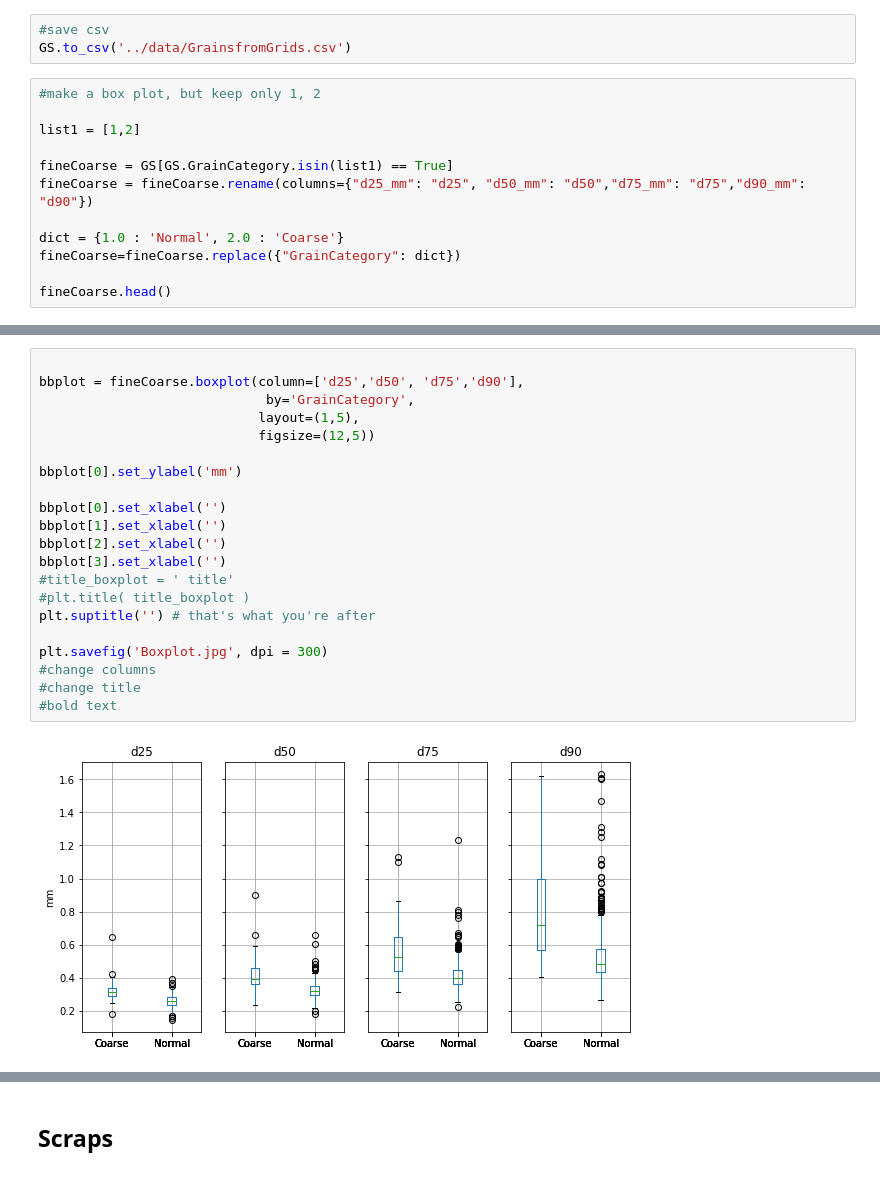
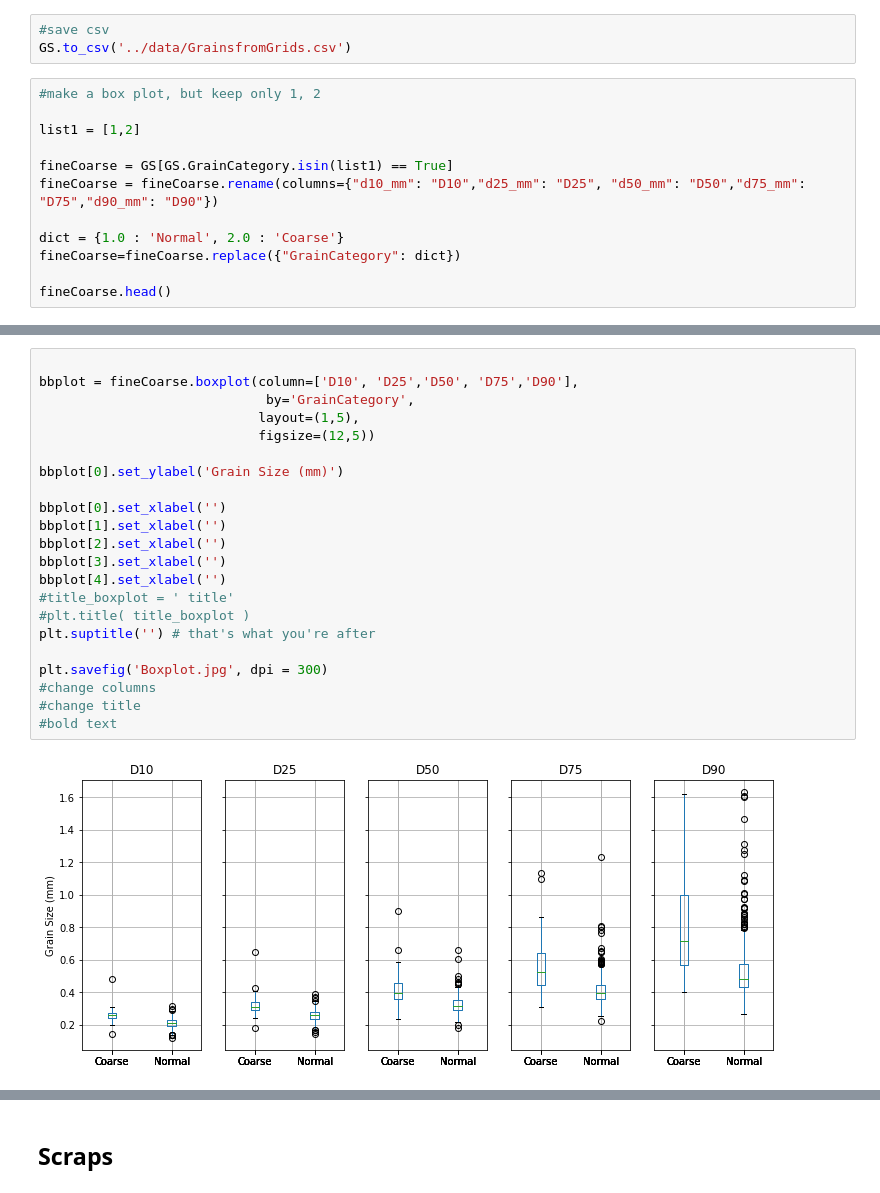
Before and after one commit to ebgoldstein/FRF_GrainSize, a Jupyter notebook: src/GrainSizeClasses_from_grids.ipynb, the cells around one changed output, grey strips where cells are left out. Drawn from its saved outputs; the diff is of its cells as text.

Commit message:
modified plot

```diff
--- a/src/GrainSizeClasses_from_grids.ipynb
+++ b/src/GrainSizeClasses_from_grids.ipynb
@@ -86,7 +86,7 @@ GS.to_csv('../data/GrainsfromGrids.csv')
 list1 = [1,2]
 
 fineCoarse = GS[GS.GrainCategory.isin(list1) == True]
-fineCoarse = fineCoarse.rename(columns={"d25_mm": "d25", "d50_mm": "d50","d75_mm": "d75","d90_mm": "d90"})
+fineCoarse = fineCoarse.rename(columns={"d10_mm": "D10","d25_mm": "D25", "d50_mm": "D50","d75_mm": "D75","d90_mm": "D90"})
 
 dict = {1.0 : 'Normal', 2.0 : 'Coarse'}
 fineCoarse=fineCoarse.replace({"GrainCategory": dict})
@@ -101,27 +101,28 @@ fineCoarse.head()
 | 4 | 2019 | 10 | 23 | 72 | 960 | 0.140110 | 0.180164 | 0.238270 | 0.299050 | 0.358365 | ../data/AeolisGrids/ML_grids/2019... | ... |
 # %%
 
-bbplot = fineCoarse.boxplot(column=['d25','d50', 'd75','d90'],
+bbplot = fineCoarse.boxplot(column=['D10', 'D25','D50', 'D75','D90'],
                              by='GrainCategory',
                             layout=(1,5),
                             figsize=(12,5))
 
-bbplot[0].set_ylabel('mm')
+bbplot[0].set_ylabel('Grain Size (mm)')
 
 bbplot[0].set_xlabel('')
 bbplot[1].set_xlabel('')
 bbplot[2].set_xlabel('')
 bbplot[3].set_xlabel('')
+bbplot[4].set_xlabel('')
 #title_boxplot = ' title'
 #plt.title( title_boxplot )
 plt.suptitle('') # that's what you're after
 
 plt.savefig('Boxplot.jpg', dpi = 300)
 #change columns
 #change title
 #bold text
 # %% [output]
-[figure, old version]
+[figure, new version]
 # %%
 #KS test
 #https://docs.scipy.org/doc/scipy/reference/generated/scipy.stats.kstest.html
```
Also changed, not shown: parts of 2 cells of this notebook.
